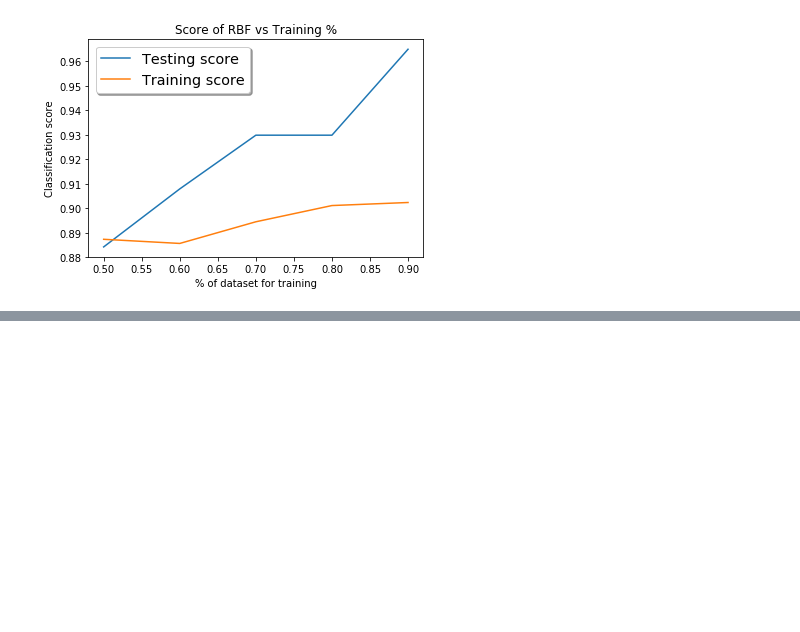
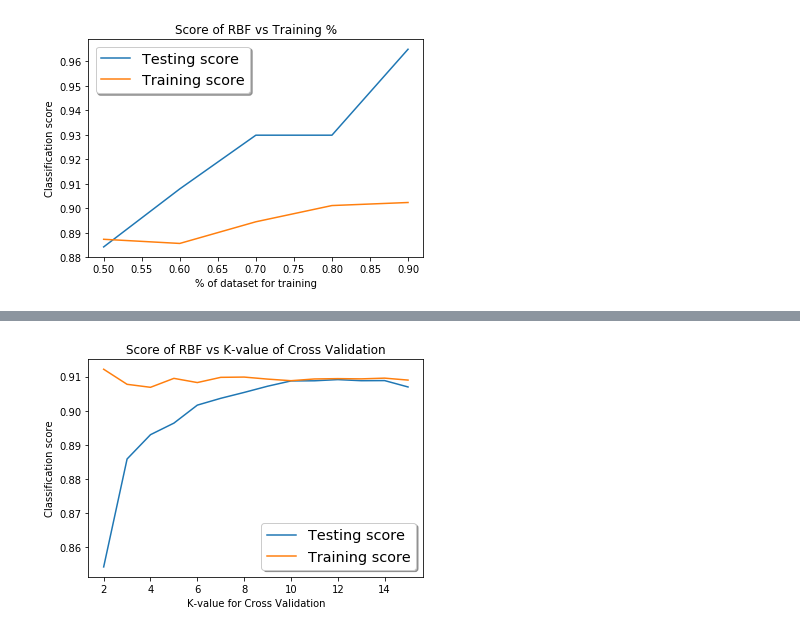
Before and after one commit to jenyu7/CS159, a Jupyter notebook: basic_RBF/basic_RBF_adjusted.ipynb, the cells around one changed output, grey strips where cells are left out. Saved outputs shown, nothing was run; the diff lists cells and outputs as text; code cells hidden in the pictures; blank space fills up the shorter version.

```diff
--- a/basic_RBF/basic_RBF_adjusted.ipynb
+++ b/basic_RBF/basic_RBF_adjusted.ipynb
@@ -273,0 +270,19 @@ print(test_acc1)
+# %%
+from sklearn.model_selection import KFold
+X, Y = np.asarray(data_x), np.asarray(data_y)
+t1, t2 = [], []
+for folds in range(2, 16):
+    traine, teste = 0, 0
+    kf = KFold(n_splits=folds)
+    print("training on ", folds, " folds")
+    for train_index, test_index in kf.split(X):
+        X_train, X_test = X[train_index], X[test_index]
+        Y_train, Y_test = Y[train_index], Y[test_index]
+        rbfc = RBF(X_train, Y_train, X_test, Y_test, num_of_classes = 2, k = 5,
+                         std_from_clusters=False)
+        traine += rbfc.fit_train()
+        teste += rbfc.fit()
+    print("Train: ", traine/folds)
+    print("Test: ", teste/folds)
+    t1.append(traine/folds)
+    t2.append(teste/folds)
@@ -273,0 +307,12 @@ print(test_acc1)
+# %%
+j = np.arange(2, 16)
+plt.figure()
+plt.plot(j, t2, label='Testing score')
+plt.plot(j, t1, label='Training score')
+plt.xlabel('K-value for Cross Validation')
+plt.ylabel('Classification score')
+plt.title('Score of RBF vs K-value of Cross Validation')
+plt.legend(loc=0, shadow=True, fontsize='x-large')
+plt.show()
+# %% [output]
+[figure, added]
```
Also changed, not shown: parts of 3 cells of this notebook, 1 other file.
